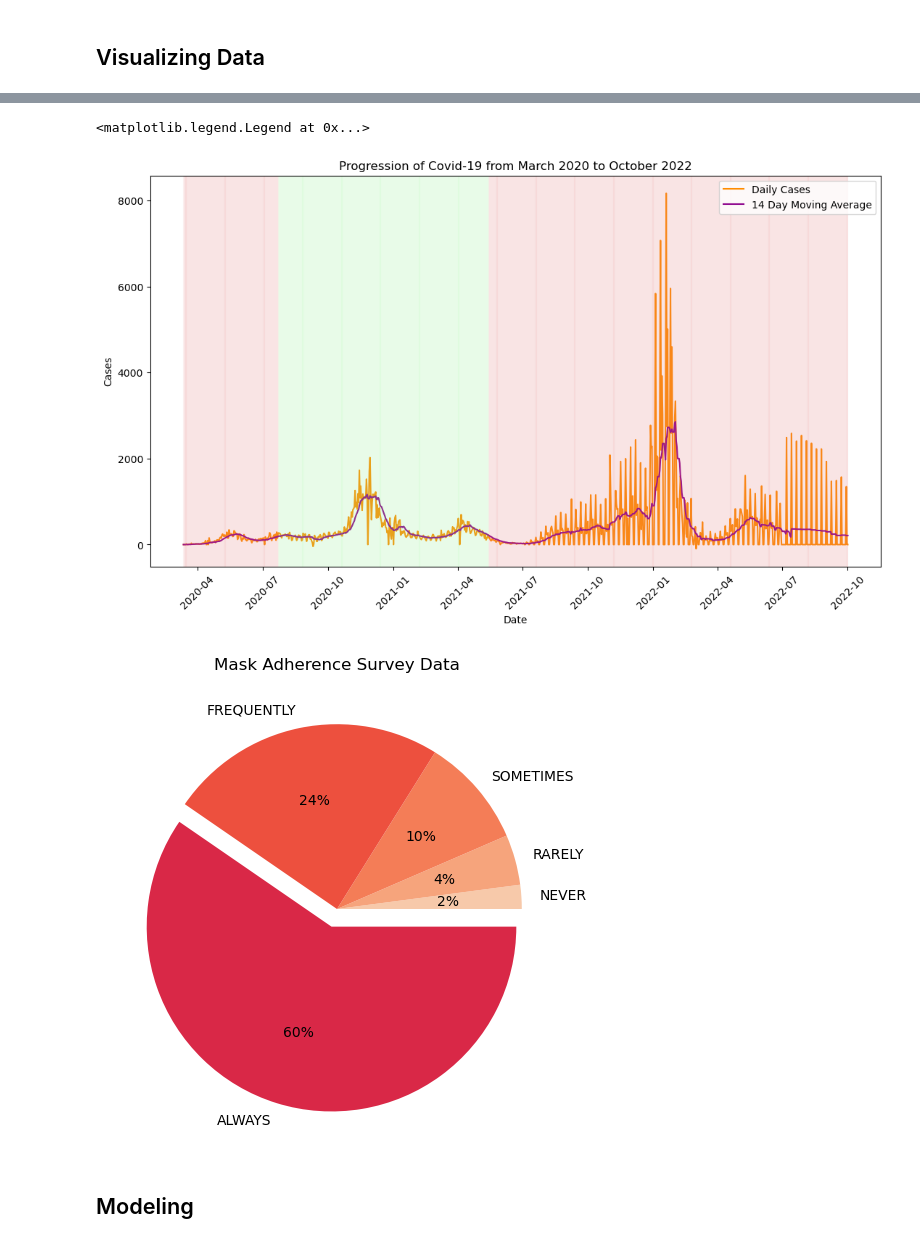
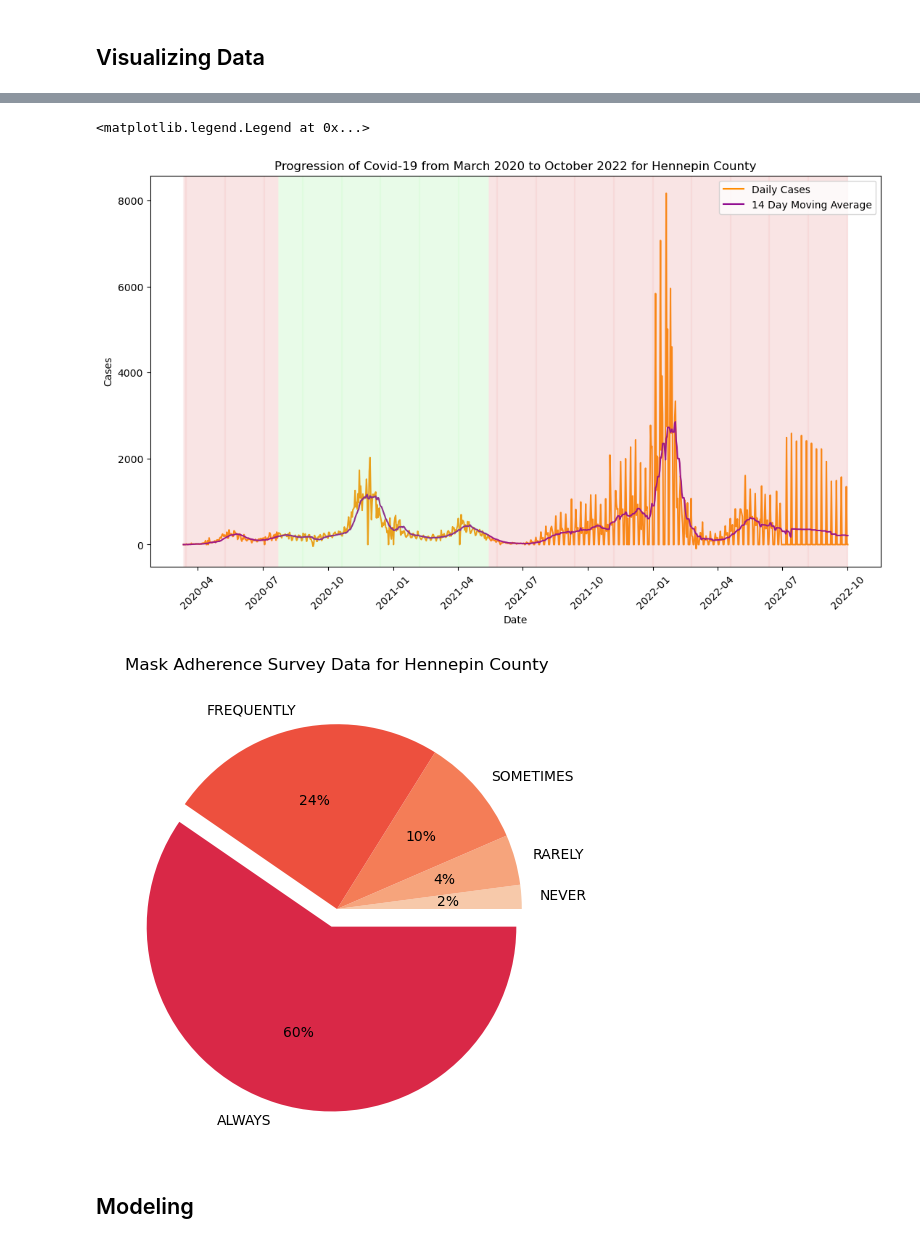
Before and after one commit to AnaghaBandaru/Covid-19-Analysis, a Jupyter notebook: covid_19_analysis.ipynb, the cells around one changed output, grey strips where cells are left out. Drawn from its saved outputs; the diff is of its cells as text; code cells hidden in the pictures.

Commit message:
Updating the ReadMe and Analysis file.
Saving the final dataset and including County name in viz titles.

```diff
--- a/covid_19_analysis.ipynb
+++ b/covid_19_analysis.ipynb
@@ -440,24 +443,24 @@ for i in df_confirmed_cases.index:
         plt.axvline(pd.to_datetime(df_confirmed_cases.iloc[i,1]), color='lightcoral',alpha=0.1)
 
 plt.xticks(rotation=45)
-plt.title('Progression of Covid-19 from March 2020 to October 2022')
+plt.title('Progression of Covid-19 from March 2020 to October 2022 for Hennepin County')
 plt.xlabel('Date')
 plt.ylabel('Cases')
 plt.legend()
 # %% [output]
 <matplotlib.legend.Legend at 0x...>
-[figure, old version]
+[figure, new version]
 # %%
 sequential_colors = sns.color_palette("rocket_r", 10)
 data = mask_survey_county.iloc[:,1:].values.flatten().tolist()
 groups = mask_survey_county.columns[1:].values.flatten().tolist()
 explode = [0, 0, 0, 0, 0.1]
 plt.figure(figsize=(6,6))
-plt.title('Mask Adherence Survey Data')
+plt.title('Mask Adherence Survey Data for Hennepin County')
 plt.pie(data, labels = groups, colors = sequential_colors,  explode=explode, autopct='%.0f%%')
 plt.show()
 # %% [output]
-[figure, old version]
+[figure, new version]
 # %% [markdown]
 ## Modeling
 # %% [markdown]
```
Also changed, not shown: parts of 9 cells of this notebook, 6 other files.
